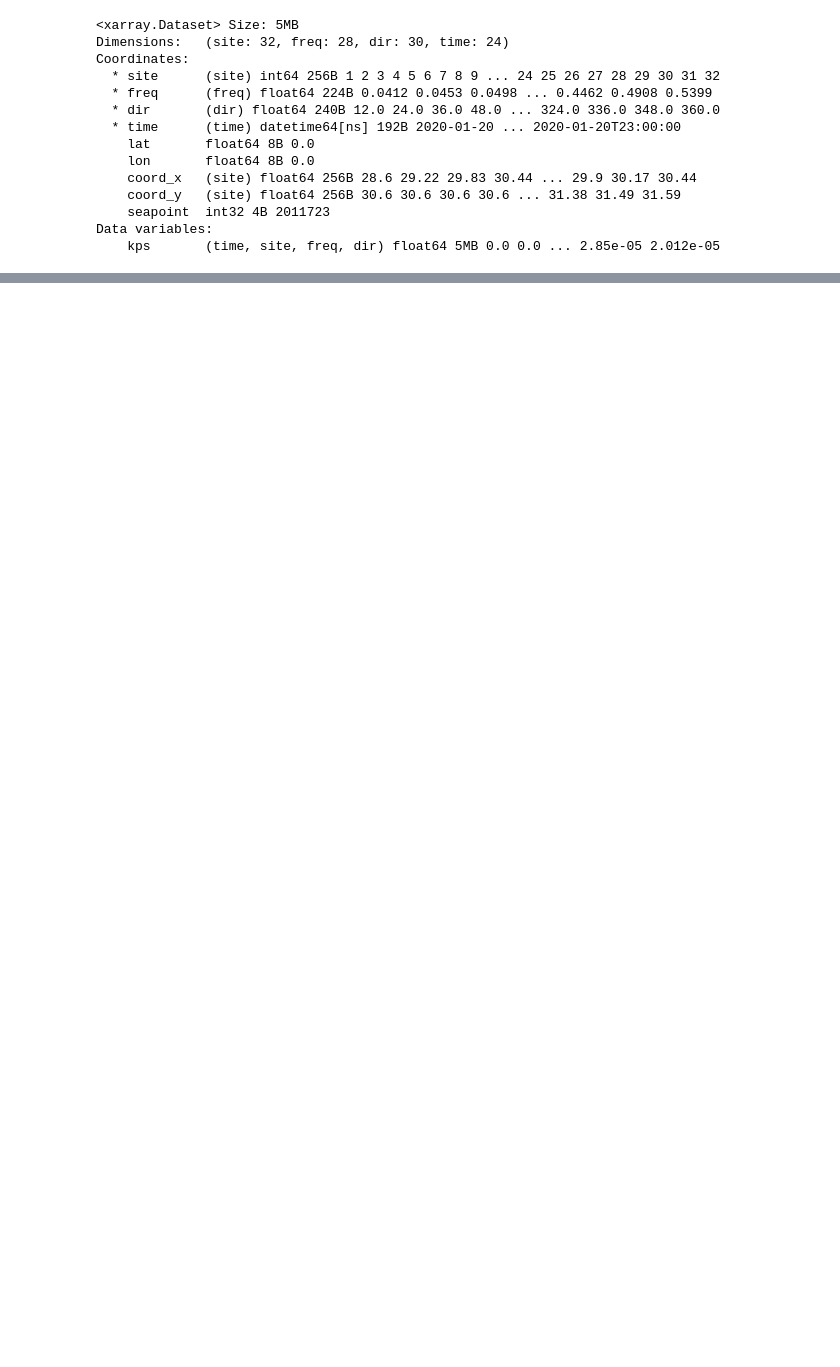
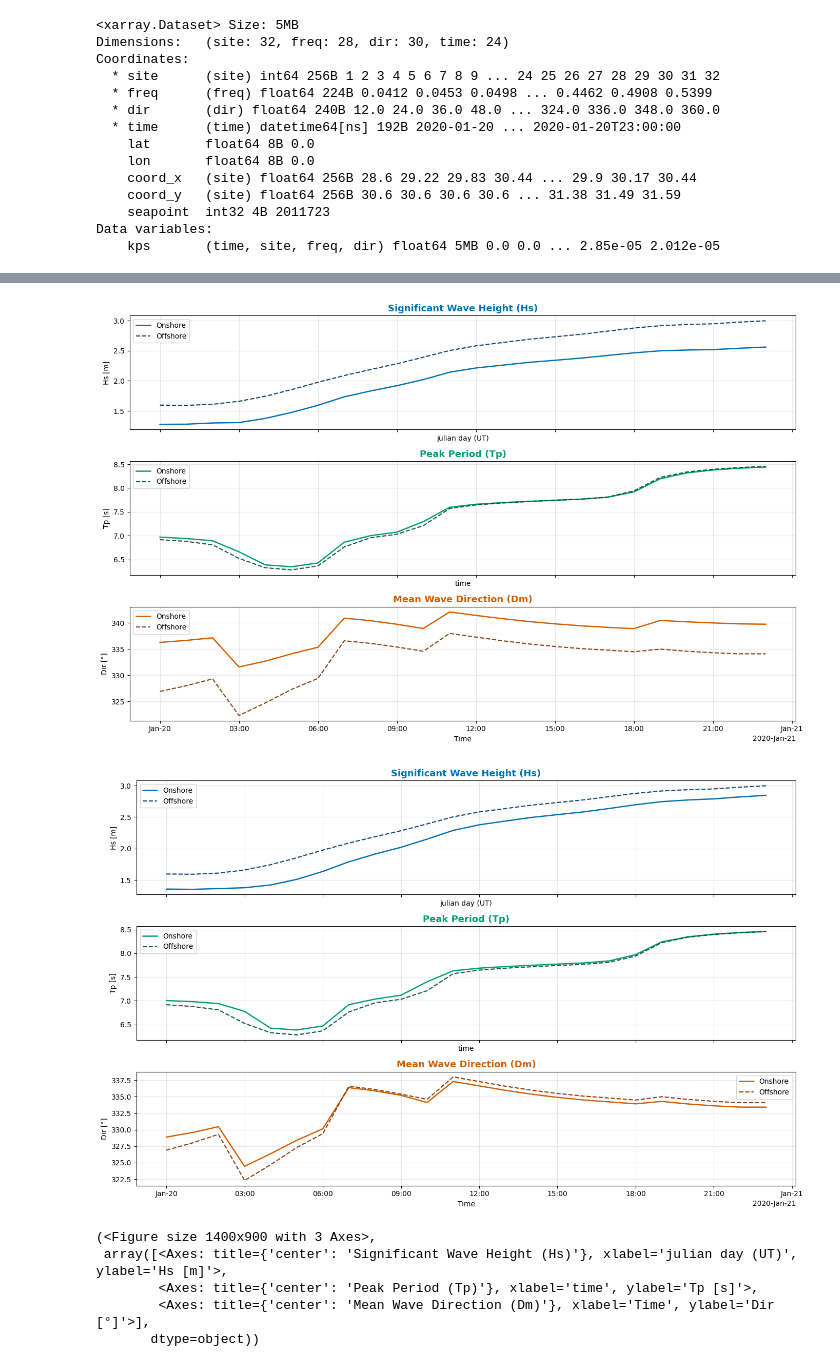
Before and after one commit to CSAICC/BlueMath, a Jupyter notebook: climate_services/hindcast/BinWaves_Alexandria/02_Reconstruction.ipynb, the cells around one changed output, grey strips where cells are left out. Saved outputs shown, nothing was run; the diff lists cells and outputs as text; code cells hidden in the pictures; blank space fills up the shorter version.

```diff
--- a/climate_services/hindcast/BinWaves_Alexandria/02_Reconstruction.ipynb
+++ b/climate_services/hindcast/BinWaves_Alexandria/02_Reconstruction.ipynb
@@ -193,0 +211,28 @@ plot_spectrum_in_coastline(
+# %%
+from utils.plotting import plot_wave_parameters
+
+plot_wave_parameters(
+    onshore_spectra=reconstructed_onshore_spectra,
+    offshore_spectra=offshore_spectra.sel(
+        time=reconstructed_onshore_spectra.time.values, method="nearest"
+    ),
+    site=19,
+    title_prefix=None,
+)
+
+plot_wave_parameters(
+    onshore_spectra=reconstructed_onshore_spectra,
+    offshore_spectra=offshore_spectra.sel(
+        time=reconstructed_onshore_spectra.time.values, method="nearest"
+    ),
+    site=28,
+    title_prefix=None,
+)
+# %% [output]
+[figure, added]
+[figure, added]
+(<Figure size 1400x900 with 3 Axes>,
+ array([<Axes: title={'center': 'Significant Wave Height (Hs)'}, xlabel='julian day (UT)', ylabel='Hs [m]'>,
+        <Axes: title={'center': 'Peak Period (Tp)'}, xlabel='time', ylabel='Tp [s]'>,
+        <Axes: title={'center': 'Mean Wave Direction (Dm)'}, xlabel='Time', ylabel='Dir [°]'>],
+       dtype=object))
```
Also changed, not shown: parts of 4 cells of this notebook, 2 other files.
